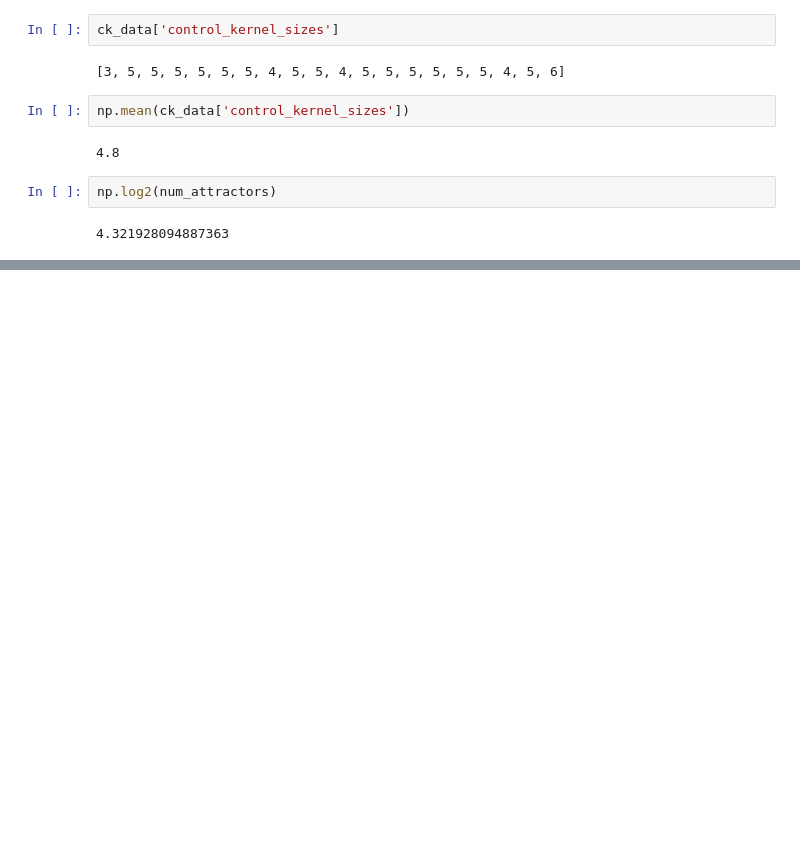
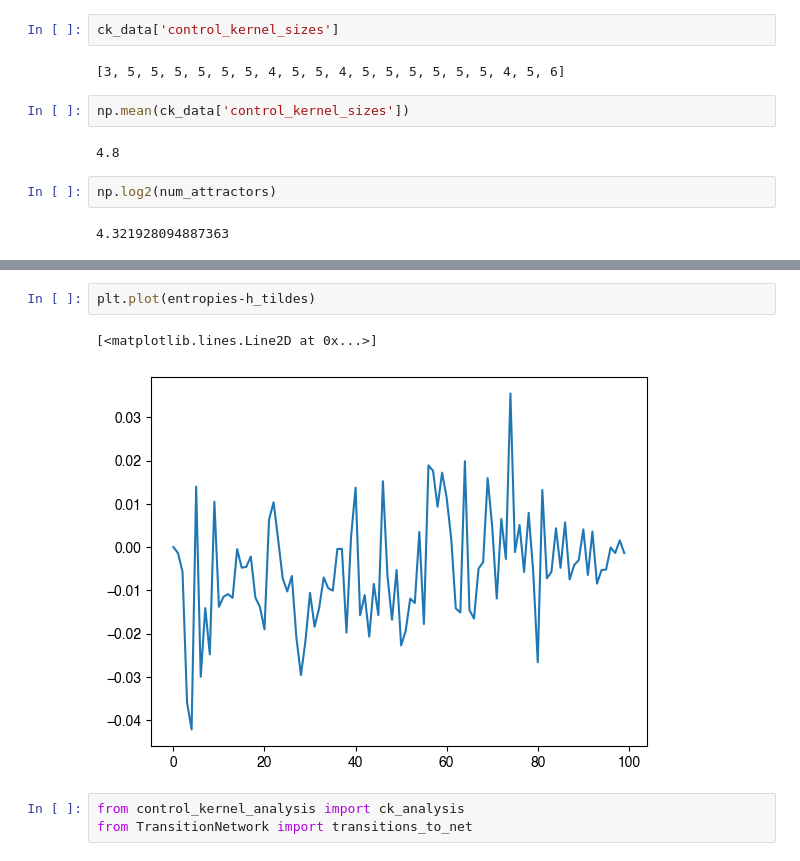
Before and after one commit to bcdaniels/Control-of-Synthetic-Boolean-Networks, a Jupyter notebook: code/develop-synthetic-network-experiment.ipynb, the cells around one changed output, grey strips where cells are left out. Saved outputs shown, nothing was run; the diff lists cells and outputs as text; blank space fills up the shorter version.

```diff
--- a/code/develop-synthetic-network-experiment.ipynb
+++ b/code/develop-synthetic-network-experiment.ipynb
@@ -104,0 +125,8 @@ np.log2(num_attractors)
+# %%
+plt.plot(entropies-h_tildes)
+# %% [output]
+[<matplotlib.lines.Line2D at 0x...>]
+[figure, added]
+# %%
+from control_kernel_analysis import ck_analysis
+from TransitionNetwork import transitions_to_net
```
Also changed, not shown: parts of 13 cells of this notebook.
